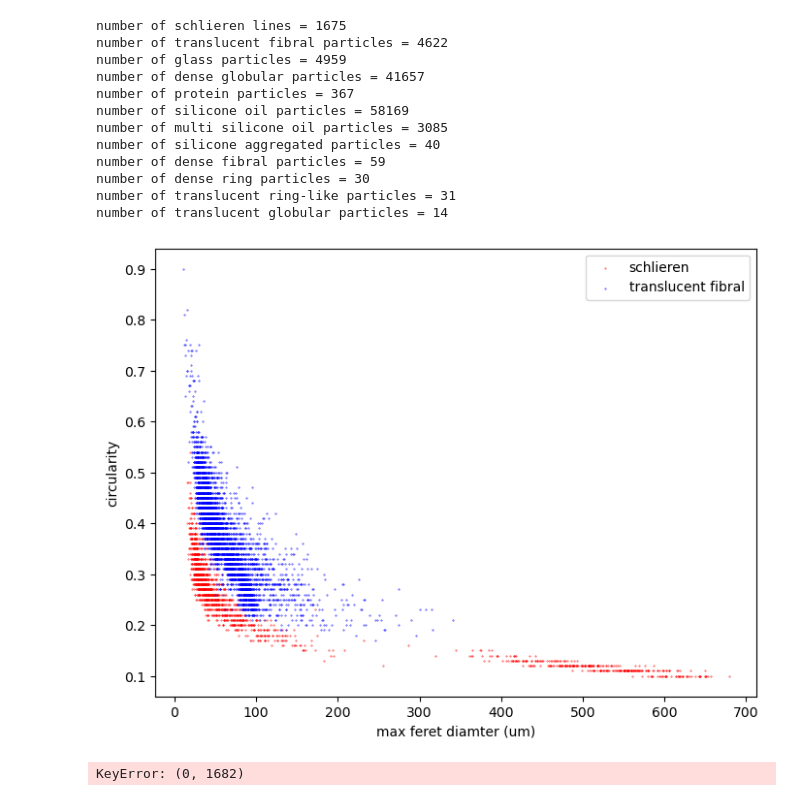
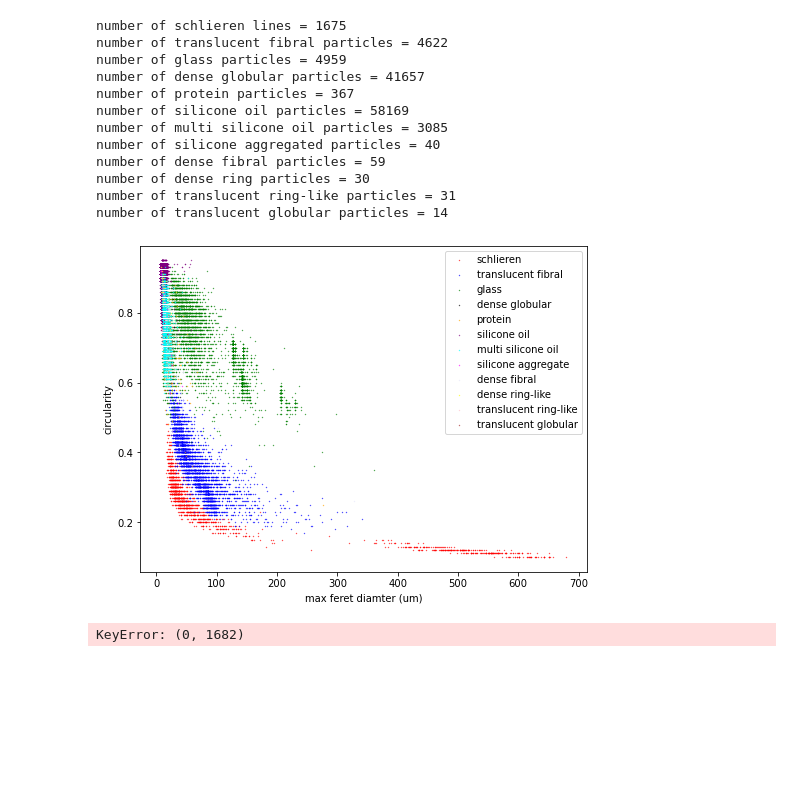
Before and after one commit to Scottholman33/KBI, a Jupyter notebook: KBI_Python_Start.ipynb, the cells around one changed output. Drawn from its saved outputs; the diff is of its cells as text; code cells hidden in the pictures; blank space fills up the shorter version.

Commit message:
added rest of particle types to circular-feret graph

```diff
--- a/KBI_Python_Start.ipynb
+++ b/KBI_Python_Start.ipynb
@@ -153,19 +153,30 @@ number of translucent globular particles = 14
 # %%
 
 fig=plt.figure(figsize=(8,6))
 ax1=fig.add_subplot(1,1,1)
 
 ax1.scatter(schlieren['max_feret_diam_um'], schlieren['circularity'], s=0.1, color = 'r', label="schlieren")
 ax1.scatter(translucent_fibral['max_feret_diam_um'], translucent_fibral['circularity'], s=0.1, color = 'b', label="translucent fibral")
+ax1.scatter(glass['max_feret_diam_um'], glass['circularity'], s=0.1, color = 'g', label="glass")
+ax1.scatter(dense_glob['max_feret_diam_um'], dense_glob['circularity'], s=0.1, color = 'k', label="dense globular")
+ax1.scatter(protein['max_feret_diam_um'], protein['circularity'], s=0.1, color = 'orange', label="protein")
+ax1.scatter(silicone_oil['max_feret_diam_um'], silicone_oil['circularity'], s=0.1, color = 'purple', label="silicone oil")
+ax1.scatter(multi_si_oil['max_feret_diam_um'], multi_si_oil['circularity'], s=0.1, color = 'cyan', label="multi silicone oil")
+ax1.scatter(silicone_agg['max_feret_diam_um'], silicone_agg['circularity'], s=0.1, color = 'magenta', label="silicone aggregate")
+ax1.scatter(dense_fibral['max_feret_diam_um'], dense_fibral['circularity'], s=0.1, color = 'lavender', label="dense fibral")
+ax1.scatter(dense_ring['max_feret_diam_um'], dense_ring['circularity'], s=0.1, color = 'yellow', label="dense ring-like")
+ax1.scatter(translucent_ring['max_feret_diam_um'], translucent_ring['circularity'], s=0.1, color = 'pink', label="translucent ring-like")
+ax1.scatter(translucent_glob['max_feret_diam_um'], translucent_glob['circularity'], s=0.1, color = 'brown', label="translucent globular")
+
 
 ax1.set_xlabel('max feret diamter (um)')
 ax1.set_ylabel('circularity')
 
 plt.legend()
 #ax1.legend(handles=[schlieren, translucent_fibral])
 plt.show()
 # %% [output]
-[figure, old version]
+[figure, new version]
 # %%
 from PIL import Image
 im = Image.open("04_Silicon_Oil_image_00001.jpg")
```
